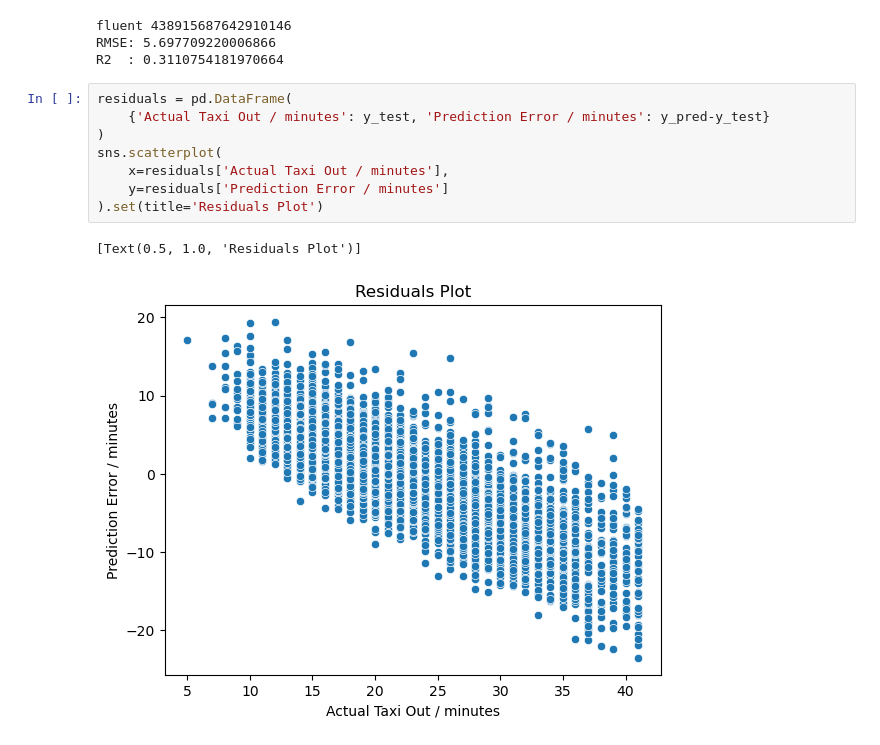
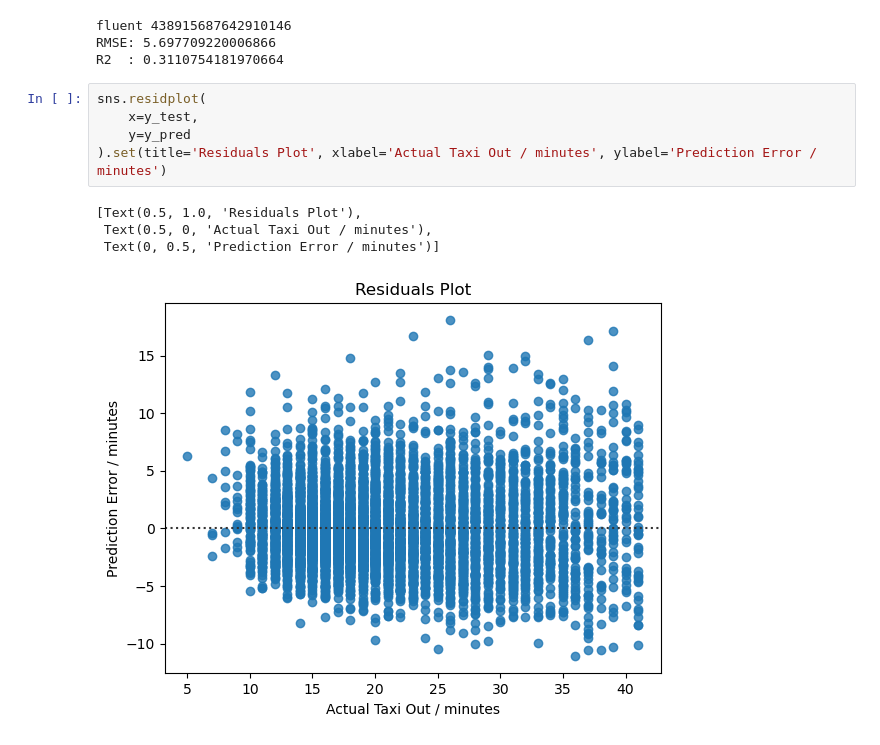
Before and after one commit to ADPriceless/TDA_Assignment_TaxiTime, a Jupyter notebook: experimentation.ipynb, the cells around one changed output. Cells and saved outputs as stored; diff of their text form.

Commit message:
Update residual plot

```diff
--- a/experimentation.ipynb
+++ b/experimentation.ipynb
@@ -249,14 +249,13 @@ with mlflow.start_run(
 fluent 438915687642910146
 RMSE: 5.697709220006866
 R2  : 0.3110754181970664
-# %%
-residuals = pd.DataFrame(
-    {'Actual Taxi Out / minutes': y_test, 'Prediction Error / minutes': y_pred-y_test}
-)
-sns.scatterplot(
-    x=residuals['Actual Taxi Out / minutes'],
-    y=residuals['Prediction Error / minutes']
-).set(title='Residuals Plot')
-# %% [output]
-[Text(0.5, 1.0, 'Residuals Plot')]
-[figure, removed]
+# %%
+sns.residplot(
+    x=y_test,
+    y=y_pred
+).set(title='Residuals Plot', xlabel='Actual Taxi Out / minutes', ylabel='Prediction Error / minutes')
+# %% [output]
+[Text(0.5, 1.0, 'Residuals Plot'),
+ Text(0.5, 0, 'Actual Taxi Out / minutes'),
+ Text(0, 0.5, 'Prediction Error / minutes')]
+[figure, added]
```
